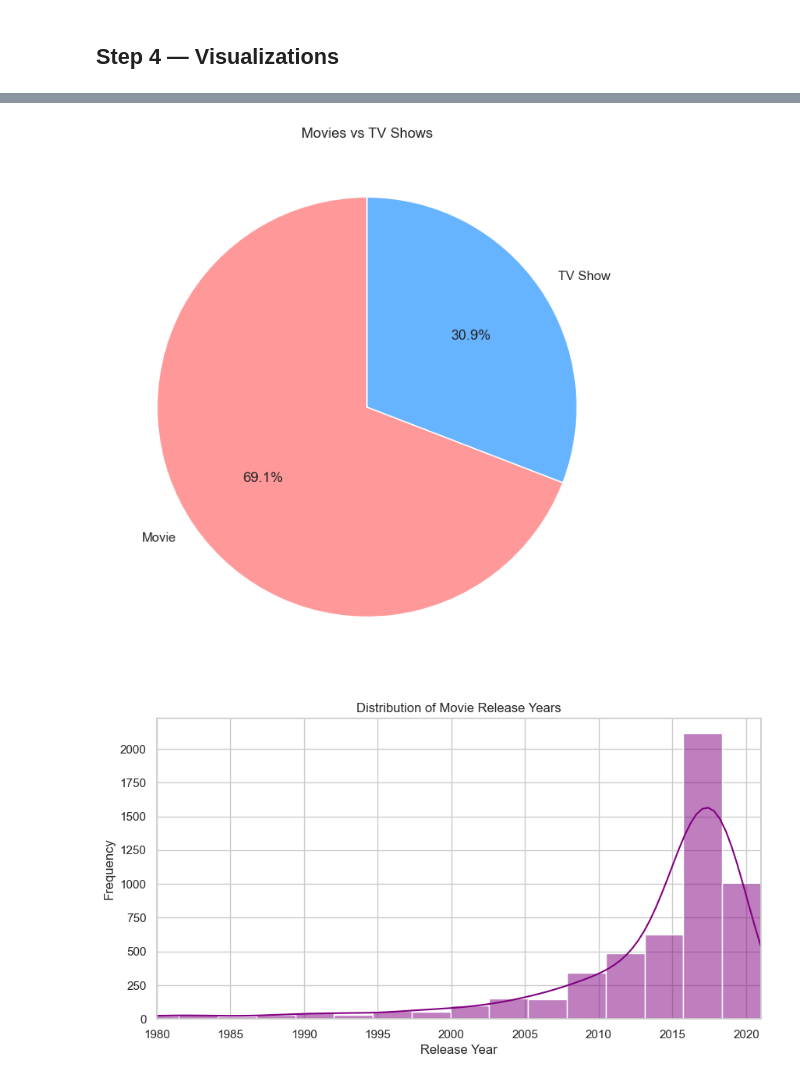
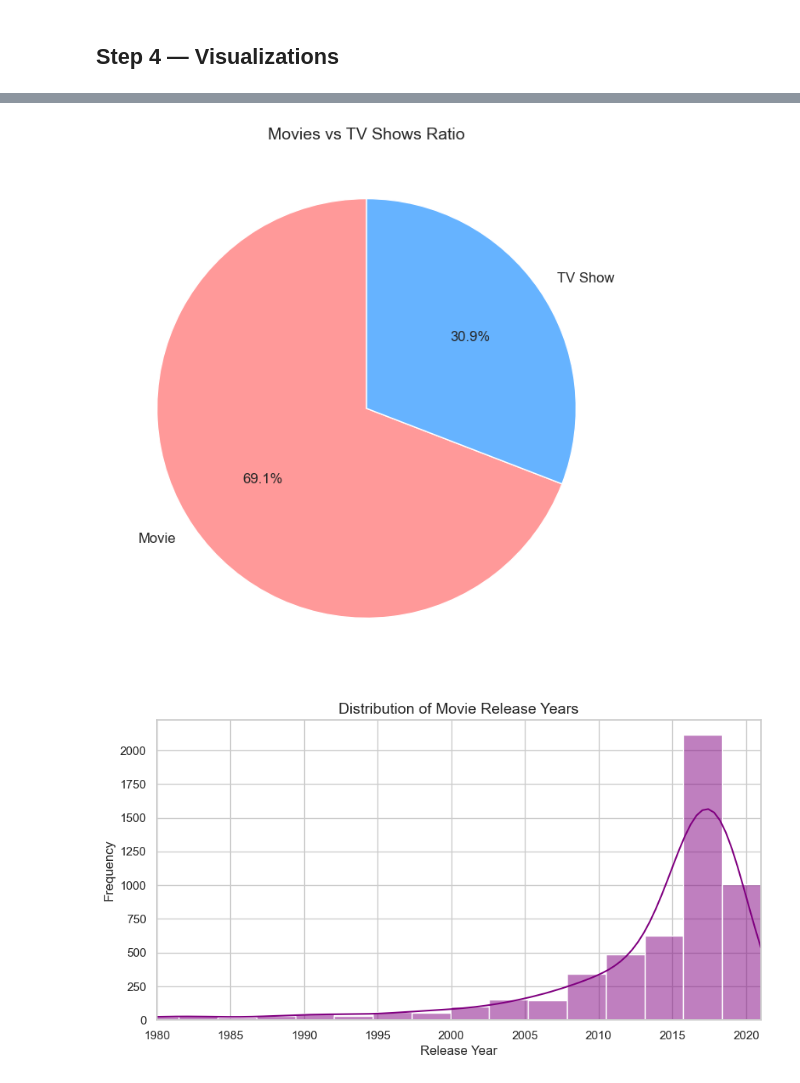
Before and after one commit to SHAURYASANYAL3/Netflix-EDA, a Jupyter notebook: netflix_eda.ipynb, the cells around one changed output, grey strips where cells are left out. Cells and saved outputs as stored; diff of their text form; code cells hidden in the pictures.

```diff
--- a/netflix_eda.ipynb
+++ b/netflix_eda.ipynb
@@ -10,10 +10,14 @@ import pandas as pd
 import numpy as np
 import matplotlib.pyplot as plt
 import seaborn as sns
+import warnings
+
+# Suppress minor warnings for a cleaner notebook output
+warnings.filterwarnings('ignore')
 
 # Set style for visualizations
 sns.set_theme(style="whitegrid")
-plt.rcParams['figure.figsize'] = (10, 6)
+plt.rcParams['figure.figsize'] = (12, 7)
 
 # Load the dataset
 df = pd.read_csv("netflix_titles.csv")
@@ -111,11 +116,12 @@ df.drop(columns=['show_id'], inplace=True)
 # Convert 'date_added' to datetime
 df['date_added'] = pd.to_datetime(df['date_added'].str.strip(), format='%B %d, %Y', errors='coerce')
 
-# Create 'year_added' column
+# Create 'year_added' and 'month_added' columns
 df['year_added'] = df['date_added'].dt.year
+df['month_added'] = df['date_added'].dt.month
 
-# Create 'duration_num' (extract number from duration)
-df['duration_num'] = df['duration'].str.extract('(\d+)').astype(float)
+# Create 'duration_num' (extract number from duration using raw string to prevent SyntaxWarning)
+df['duration_num'] = df['duration'].str.extract(r'(\d+)').astype(float)
 
 print("Missing values after cleaning:\n", df.isnull().sum())
 # %% [output]
@@ -234,23 +240,23 @@ plt.show()
 # %%
 # 3. Pie Chart: Ratio of Movies vs TV Shows
 plt.figure(figsize=(8, 8))
-plt.pie(df['type'].value_counts(), labels=df['type'].value_counts().index, autopct='%1.1f%%', colors=['#ff9999','#66b3ff'], startangle=90)
-plt.title('Movies vs TV Shows')
+plt.pie(df['type'].value_counts(), labels=df['type'].value_counts().index, autopct='%1.1f%%', colors=['#ff9999','#66b3ff'], startangle=90, textprops={'fontsize': 12})
+plt.title('Movies vs TV Shows Ratio', fontsize=14)
 plt.show()
 # %% [output]
-[figure, old version]
+[figure, new version]
 # %%
 # 4. Histogram: Distribution of release years for Movies
 movies_df = df[df['type'] == 'Movie']
 plt.figure(figsize=(10, 5))
 sns.histplot(movies_df['release_year'], bins=30, kde=True, color='purple')
-plt.title('Distribution of Movie Release Years')
-plt.xlabel('Release Year')
-plt.ylabel('Frequency')
+plt.title('Distribution of Movie Release Years', fontsize=14)
+plt.xlabel('Release Year', fontsize=12)
+plt.ylabel('Frequency', fontsize=12)
 plt.xlim(1980, 2021)
 plt.show()
 # %% [output]
-[figure, old version]
+[figure, new version]
 # %%
 # 5. Scatter Plot: Release Year vs Duration (Movies)
 plt.figure(figsize=(10, 5))
```
Also changed, not shown: parts of 10 cells of this notebook.
